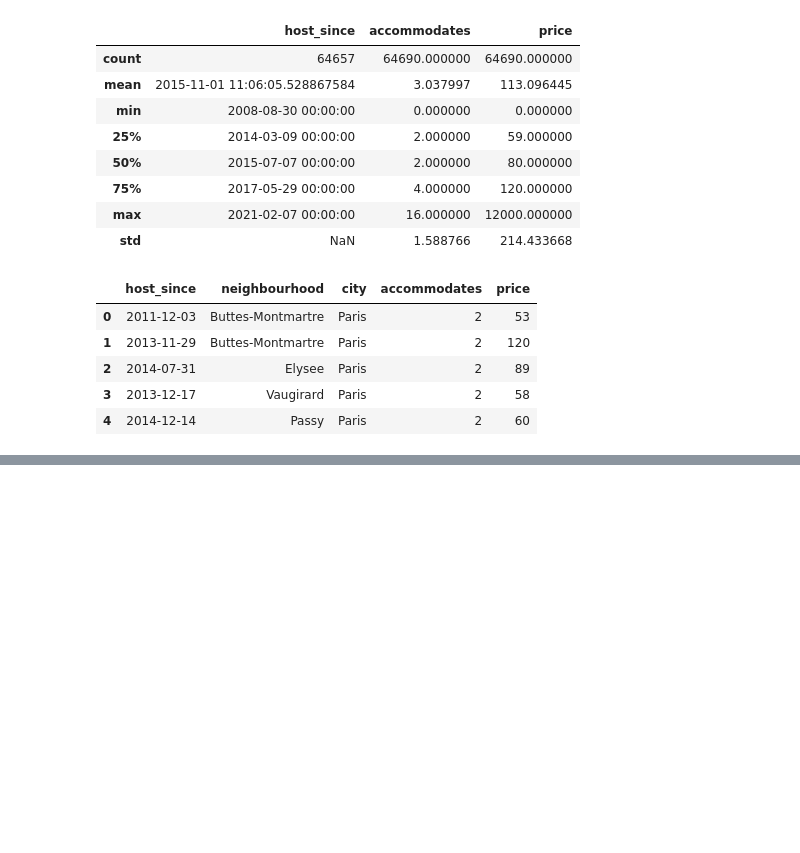
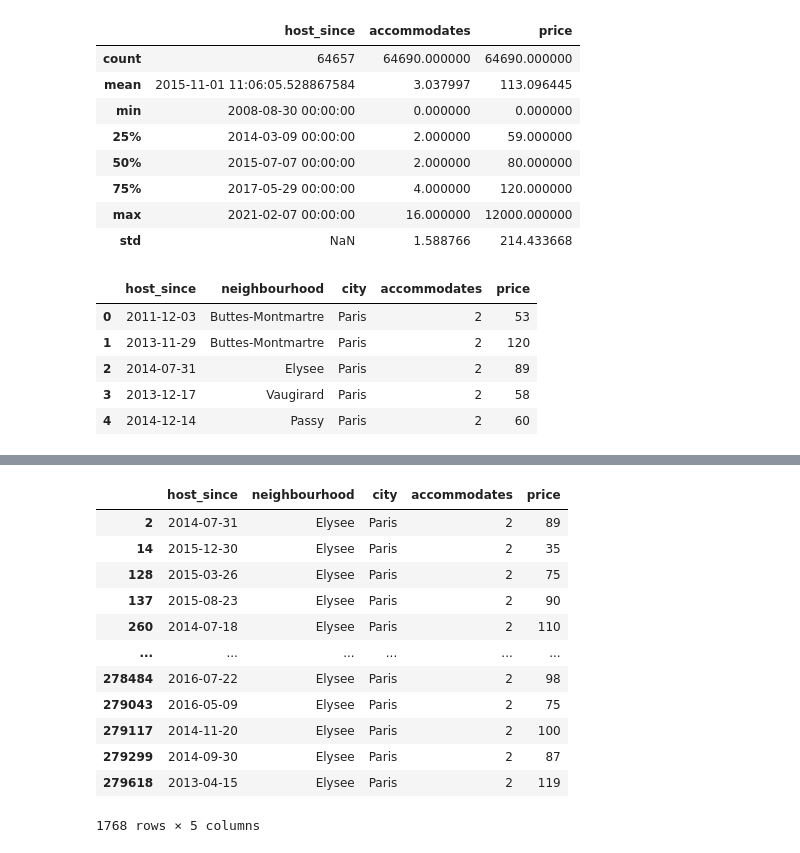
Before and after one commit to gtshinde/airbnb_python_analysis, a Jupyter notebook: airbnb_notebook.ipynb, the cells around one changed output, grey strips where cells are left out. Drawn from its saved outputs; the diff is of its cells as text; code cells hidden in the pictures; blank space fills up the shorter version.

```diff
--- a/airbnb_notebook.ipynb
+++ b/airbnb_notebook.ipynb
@@ -48,8 +50,8 @@ Data columns (total 33 columns):
 dtypes: datetime64[ns](1), float64(13), int64(6), object(13)
 memory usage: 70.4+ MB
 # %%
-paris_lisiting_df = (listings.query("city == 'Paris'").loc[:,["host_since","neighbourhood","city","accommodates","price"]])
-paris_lisiting_df.info()
+paris_listing_df = (listings.query("city == 'Paris'").loc[:,["host_since","neighbourhood","city","accommodates","price"]])
+paris_listing_df.info()
 # %% [output]
 <class 'pandas.core.frame.DataFrame'>
 Index: 64690 entries, 0 to 279711
@@ -86,0 +175,17 @@ paris_lisiting_df.head()
+# %%
+paris_listings_accomodations =paris_listing_df.query("neighbourhood == 'Elysee'")
+paris_listings_accomodations
+# %% [output]
+|  | host_since | neighbourhood | city | accommodates | price |
+| 2 | 2014-07-31 | Elysee | Paris | 2 | 89 |
+| 14 | 2015-12-30 | Elysee | Paris | 2 | 35 |
+| 128 | 2015-03-26 | Elysee | Paris | 2 | 75 |
+| 137 | 2015-08-23 | Elysee | Paris | 2 | 90 |
+| 260 | 2014-07-18 | Elysee | Paris | 2 | 110 |
+| ... | ... | ... | ... | ... | ... |
+| 278484 | 2016-07-22 | Elysee | Paris | 2 | 98 |
+| 279043 | 2016-05-09 | Elysee | Paris | 2 | 75 |
+| 279117 | 2014-11-20 | Elysee | Paris | 2 | 100 |
+| 279299 | 2014-09-30 | Elysee | Paris | 2 | 87 |
+| 279618 | 2013-04-15 | Elysee | Paris | 2 | 119 |
+1768 rows × 5 columns
```
Also changed, not shown: parts of 22 cells of this notebook.
